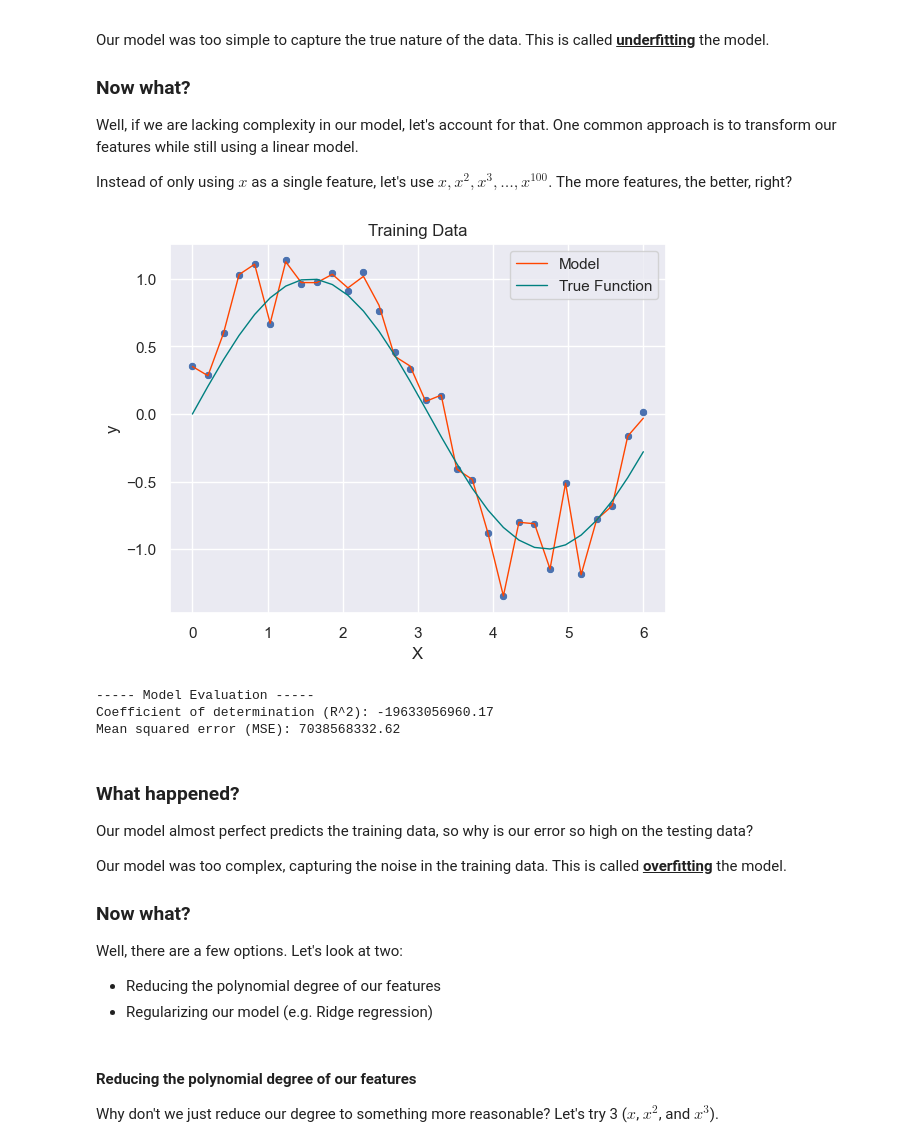
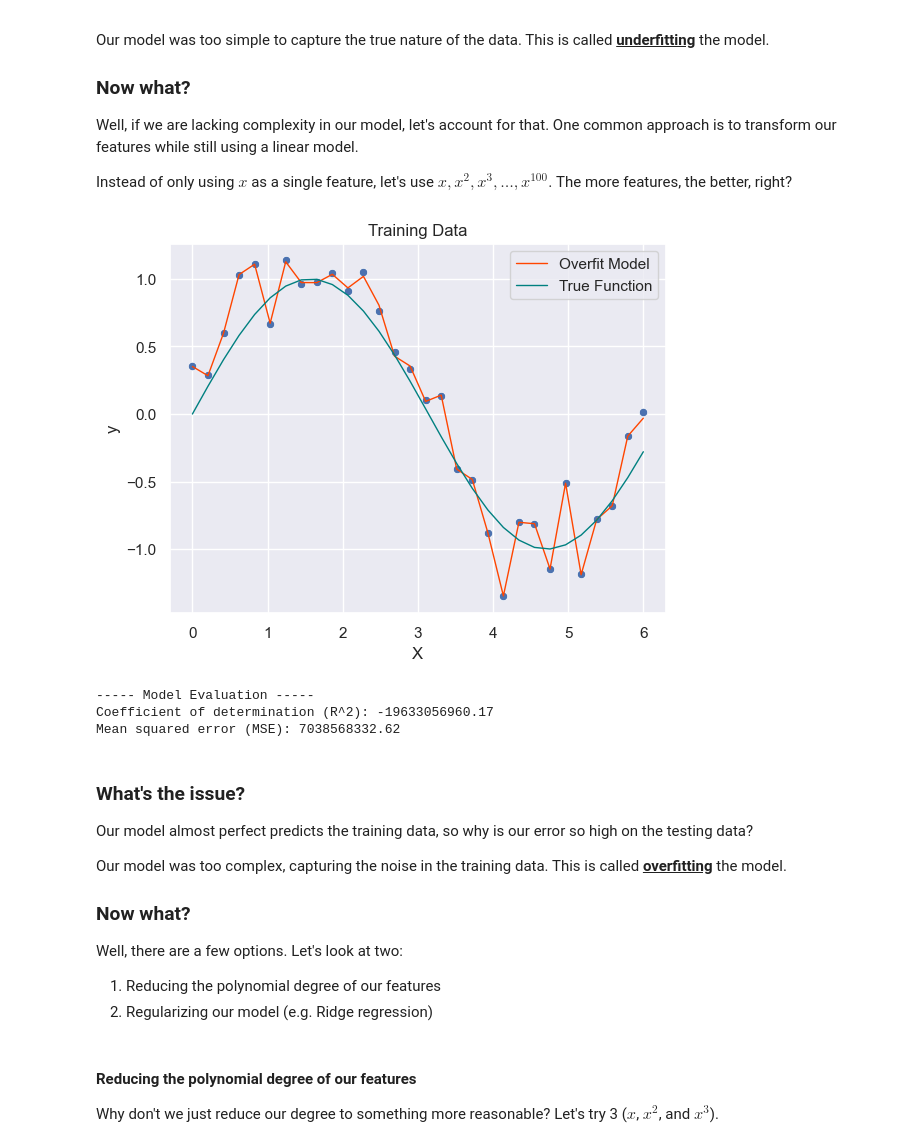
Before and after one commit to scs5/data-science-notebooks, a Jupyter notebook: scikit-learn/properly_fitting.ipynb, the cells around one changed output. Drawn from its saved outputs; the diff is of its cells as text; code cells hidden in the pictures.

```diff
--- a/scikit-learn/properly_fitting.ipynb
+++ b/scikit-learn/properly_fitting.ipynb
@@ -72,48 +73,48 @@ Instead of only using $x$ as a single feature, let's use $x, x^2, x^3, \dots, x^
 # %%
 
 # Fit the model using polynomial features
 polynomial_features = PolynomialFeatures(degree=100, include_bias=False)
 linear_regression = LinearRegression()
 model2 = Pipeline(
     [
         ("polynomial_features", polynomial_features),
         ("standardization", StandardScaler()),
         ("linear_regression", linear_regression),
     ]
 )
 model2.fit(X_train, y_train)
 
 # Plot the training data alongside the regression line
 sns.set_theme()
 sns.scatterplot(x=X_train.flatten(), y=y_train.flatten())
-plt.plot(X_train, model2.predict(X_train), color='orangered', label='Model', linewidth=1)
+plt.plot(X_train, model2.predict(X_train), color='orangered', label='Overfit Model', linewidth=1)
 plt.plot(X_train, np.sin(X_train), color='teal', label='True Function', linewidth=1)
 plt.xlabel('X')
 plt.ylabel('y')
 plt.legend()
 plt.title('Training Data')
 plt.show()
 
 # Evaluate our model
 print('----- Model Evaluation -----')
 y_pred = model2.predict(X_test)
 print("Coefficient of determination (R^2): %.2f" % r2_score(y_test, y_pred))
 print("Mean squared error (MSE): %.2f" % mean_squared_error(y_test, y_pred))
 # %% [output]
-[figure, old version]
+[figure, new version]
 ----- Model Evaluation -----
 Coefficient of determination (R^2): -19633056960.17
 Mean squared error (MSE): 7038568332.62
 # %% [markdown]
-### What happened?
+### What's the issue?
 Our model almost perfect predicts the training data, so why is our error so high on the testing data?
 
 Our model was too complex, capturing the noise in the training data. This is called <u>**overfitting**</u> the model.
 
 ### Now what?
 Well, there are a few options. Let's look at two:
-- Reducing the polynomial degree of our features
-- Regularizing our model (e.g. Ridge regression)
+1. Reducing the polynomial degree of our features
+2. Regularizing our model (e.g. Ridge regression)
 # %% [markdown]
 #### Reducing the polynomial degree of our features
 Why don't we just reduce our degree to something more reasonable? Let's try 3 ($x$, $x^2$, and $x^3$).
```
Also changed, not shown: parts of 5 cells of this notebook.
